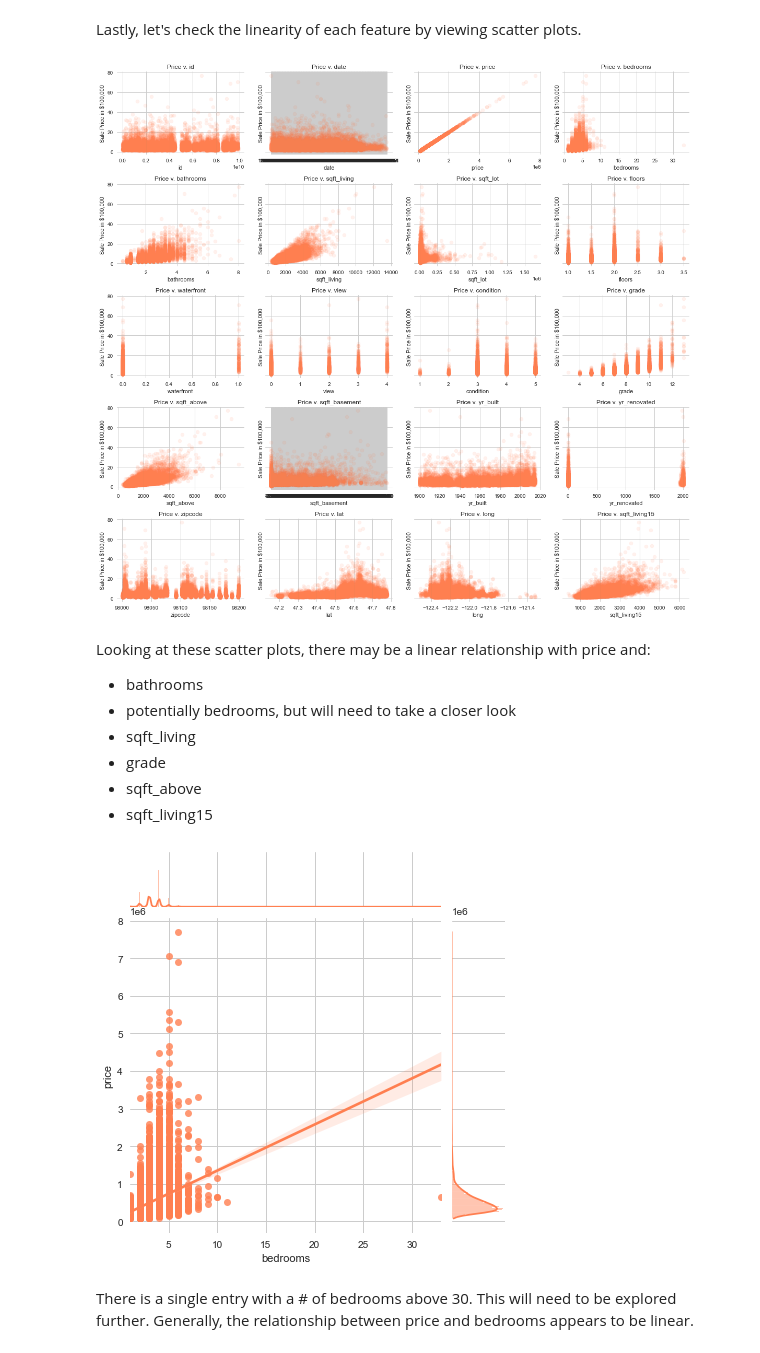
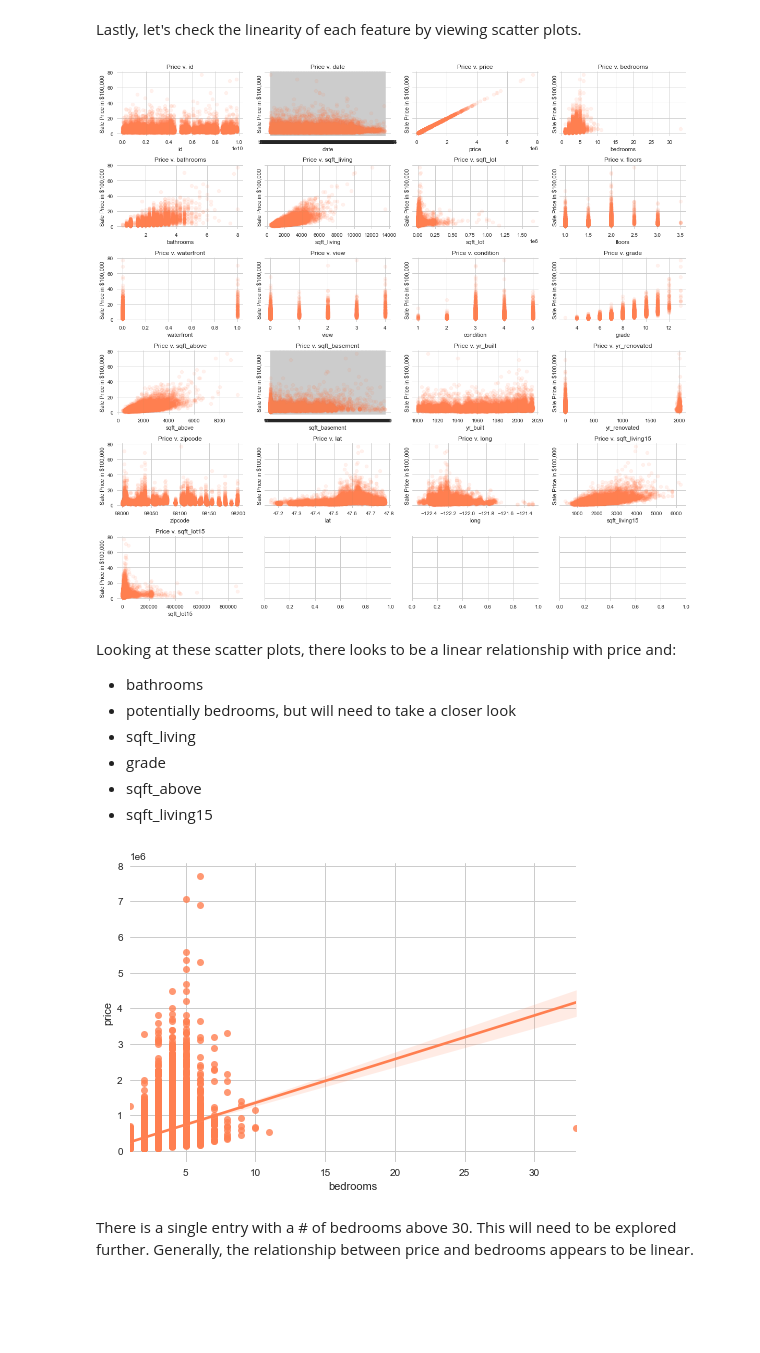
Before and after one commit to Sammyknee/dsc-phase-2-project, a Jupyter notebook: Housing Data - EDA.ipynb, the cells around one changed output. Drawn from its saved outputs; the diff is of its cells as text; code cells hidden in the pictures; blank space fills up the shorter version.

Commit message:
text and visualization clean up

```diff
--- a/Housing Data - EDA.ipynb
+++ b/Housing Data - EDA.ipynb
@@ -181,7 +171,7 @@ Based on this correlation table, it may make sense to drop sqft_living and sq_ft
 Lastly, let's check the linearity of each feature by viewing scatter plots.
 # %%
 # Your code here
-fig, axes = plt.subplots(nrows=5, ncols=4, figsize=(16,15), sharey=True)
+fig, axes = plt.subplots(nrows=6, ncols=4, figsize=(16,15), sharey=True)
 
 for ax, column in zip(axes.flatten(), df.columns):
     ax.scatter(df[column], df['price'] / 100000, label=column, alpha=.1, color='coral')
@@ -191,9 +181,9 @@ for ax, column in zip(axes.flatten(), df.columns):
 
 fig.tight_layout()
 # %% [output]
-[figure, old version]
+[figure, new version]
 # %% [markdown]
-Looking at these scatter plots, there may be a linear relationship with price and:
+Looking at these scatter plots, there looks to be a linear relationship with price and:
  * bathrooms
  * potentially bedrooms, but will need to take a closer look
  * sqft_living
@@ -203,9 +193,9 @@ Looking at these scatter plots, there may be a linear relationship with price an
 # %%
 # Observe the relationship between bedrooms and price
 
-sns.jointplot("bedrooms", "price", data=df, kind="reg", color="coral");
+sns.regplot(x="bedrooms", y="price", data=df, color="coral");
 # %% [output]
-[figure, old version]
+[figure, new version]
 # %% [markdown]
 There is a single entry with a # of bedrooms above 30. This will need to be explored further. Generally, the relationship between price and bedrooms appears to be linear.
 # %% [markdown]
```
Also changed, not shown: parts of 11 cells of this notebook.
